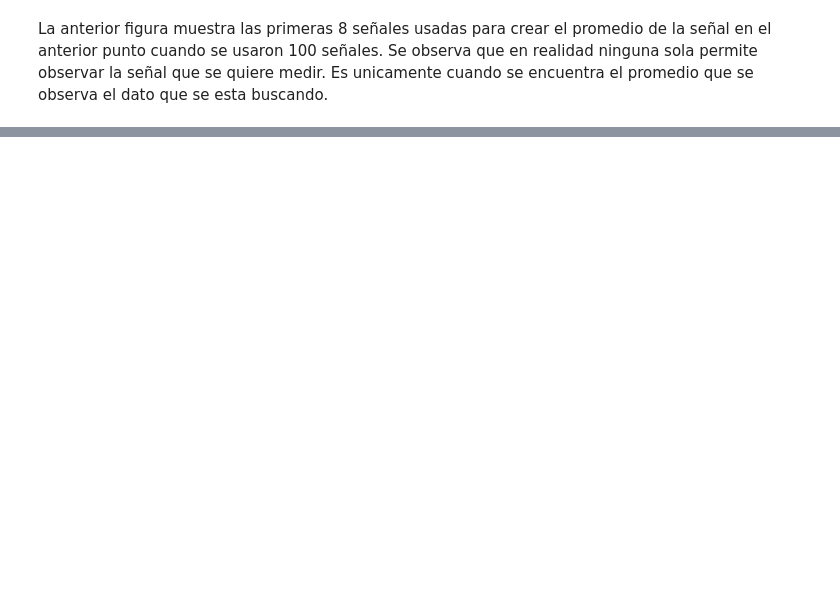
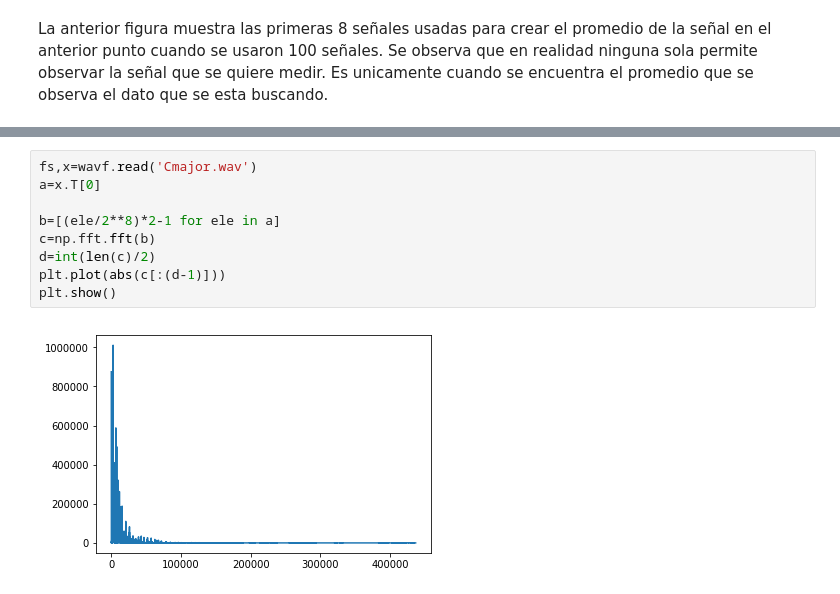
Before and after one commit to jrod781/Herramientas-Computacionales-IMEC3602, a Jupyter notebook: 05_taller04/taller4.ipynb, the cells around one changed output, grey strips where cells are left out. Drawn from its saved outputs; the diff is of its cells as text; blank space fills up the shorter version.

```diff
--- a/05_taller04/taller4.ipynb
+++ b/05_taller04/taller4.ipynb
@@ -299,0 +332,11 @@ plt.show()
+# %%
+fs,x=wavf.read('Cmajor.wav')
+a=x.T[0]
+
+b=[(ele/2**8)*2-1 for ele in a]
+c=np.fft.fft(b)
+d=int(len(c)/2)
+plt.plot(abs(c[:(d-1)]))
+plt.show()
+# %% [output]
+[figure, added]
```
Also changed, not shown: parts of 21 cells of this notebook, 1 other file.
